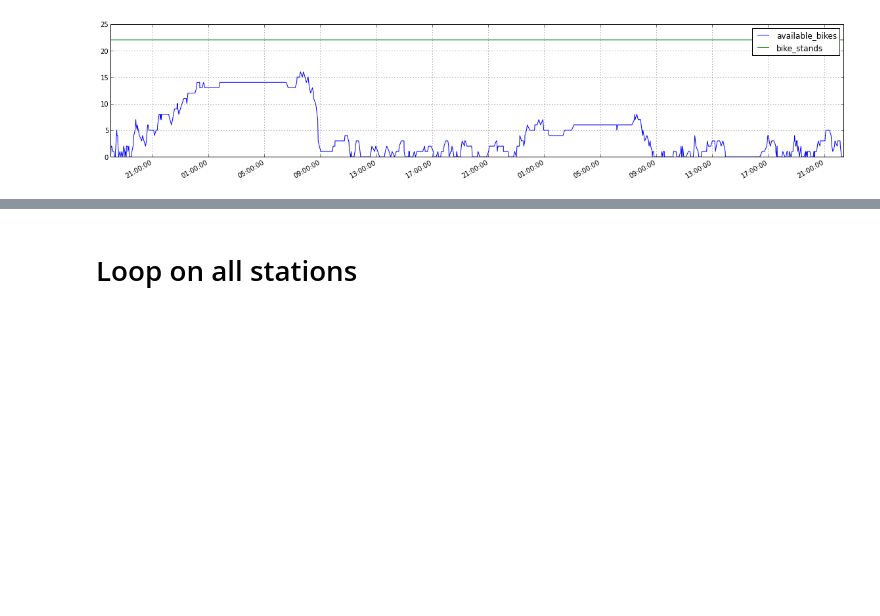
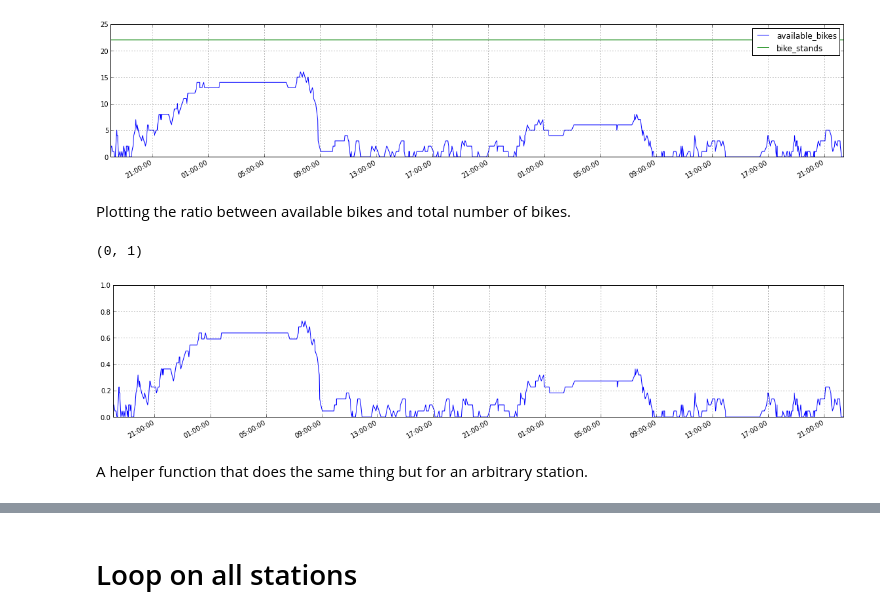
Before and after one commit to flothesof/VelibApp, a Jupyter notebook: Data Analysis.ipynb, the cells around one changed output, grey strips where cells are left out. Drawn from its saved outputs; the diff is of its cells as text; code cells hidden in the pictures; blank space fills up the shorter version.

```diff
--- a/Data Analysis.ipynb
+++ b/Data Analysis.ipynb
@@ -110,3 +110,14 @@ legend()
 # %% [output]
 <matplotlib.legend.Legend at 0x...>
 [figure]
+# %% [markdown]
+Plotting the ratio between available bikes and total number of bikes.
+# %%
+fig = figure(figsize=(20, 4))
+(my_station.available_bikes[selection] / (my_station.available_bikes[selection] + my_station.available_bike_stands[selection])).plot()
+ylim([0, 1])
+# %% [output]
+(0, 1)
+[figure, added]
+# %% [markdown]
+A helper function that does the same thing but for an arbitrary station.
```
Also changed, not shown: parts of 14 cells of this notebook.
